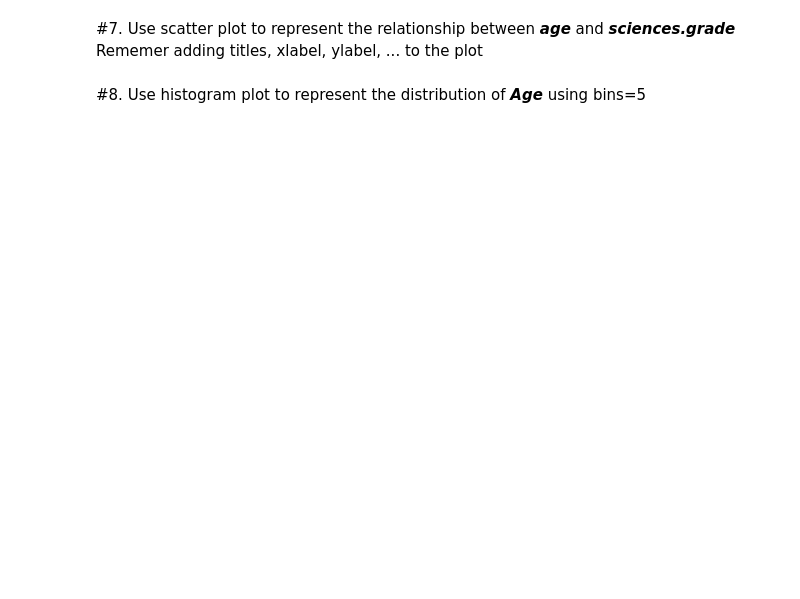
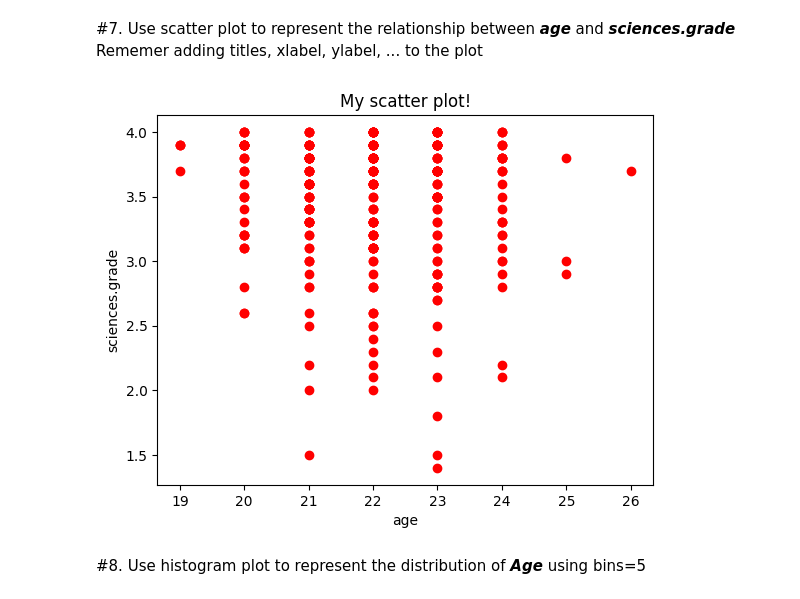
Before and after one commit to PhamTienLoc/Lab_ML, a Jupyter notebook: Lab_2_21130429_PhamTienLoc.ipynb, the cells around one changed output. Cells and saved outputs as stored; diff of their text form; code cells hidden in the pictures; blank space fills up the shorter version.

```diff
--- a/Lab_2_21130429_PhamTienLoc.ipynb
+++ b/Lab_2_21130429_PhamTienLoc.ipynb
@@ -93,3 +104,15 @@ Rememer adding titles, xlabel, ylabel, ... to the plot
+# %%
+#code
+plt.scatter(dataset['age'],dataset['sciences.grade'], color="red")
+# x-axis label
+plt.xlabel('age')
+# frequency label
+plt.ylabel('sciences.grade')
+# plot title
+plt.title('My scatter plot!')
+plt.show()
+# %% [output]
+[figure, added]
 # %% [markdown]
 #8. Use histogram plot to represent the distribution of ***Age***
 using bins=5
```
Also changed, not shown: parts of 12 cells of this notebook.
